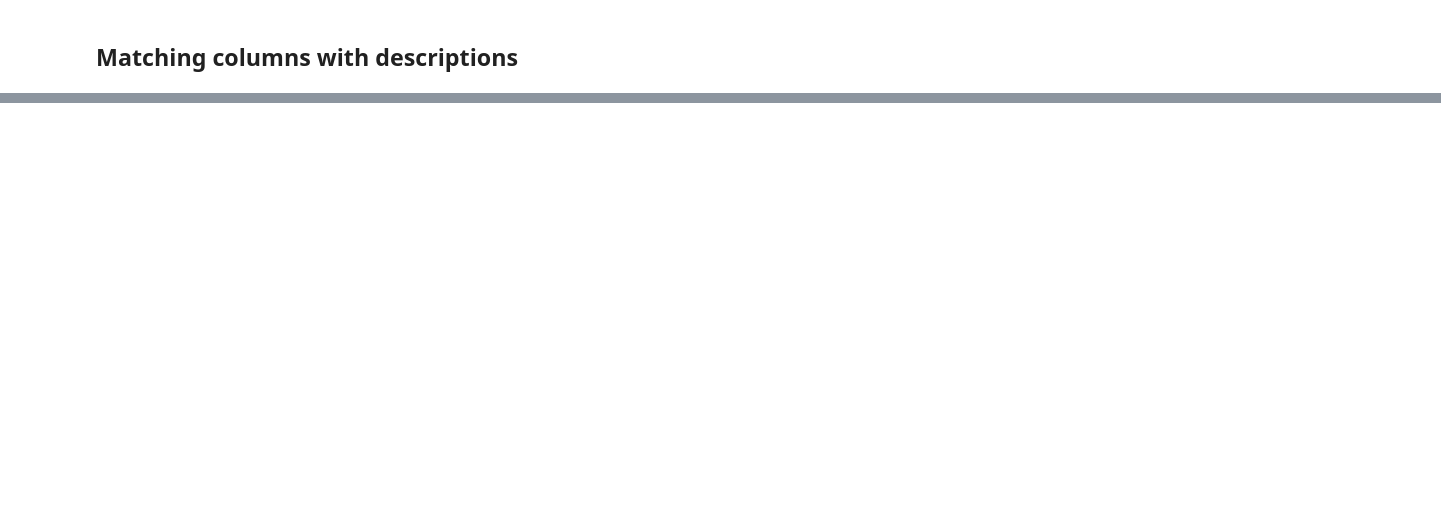
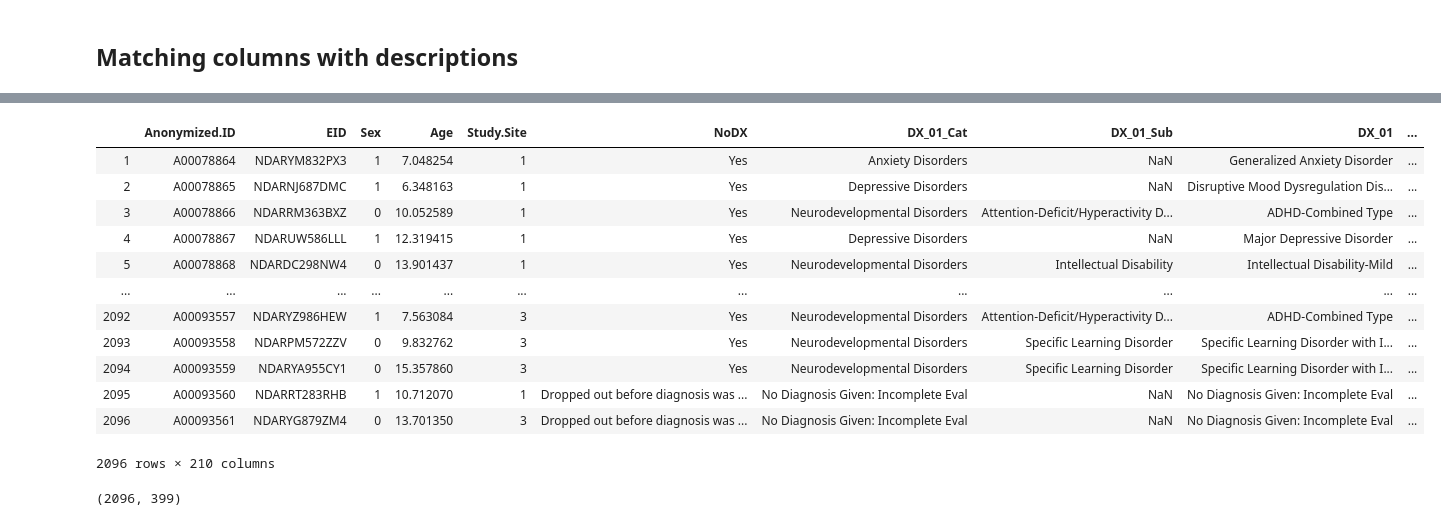
Before and after one commit to alestolfo/ds-lab, a Jupyter notebook: nb_ema.ipynb, the cells around one changed output, grey strips where cells are left out. Drawn from its saved outputs; the diff is of its cells as text; code cells hidden in the pictures; blank space fills up the shorter version.

Commit message:
start working with cleaned data

```diff
--- a/nb_ema.ipynb
+++ b/nb_ema.ipynb
@@ -221,0 +169,6 @@ file = beh_data_matched.to_csv('data/Behavioral/behdata_matched_ema.csv')
+# %%
+# importing clean data
+
+finalSummaries = pd.read_csv('data/Behavioral/cleaned/finalSummaries.csv')
+finalSummariesLabels = pd.read_csv('data/Behavioral/cleaned/finalSummariesLabels.csv')
+HBNFinalSummaries = pd.read_csv('data/Behavioral/cleaned/HBNFinalSummaries.csv')
@@ -221,0 +264,22 @@ file = beh_data_matched.to_csv('data/Behavioral/behdata_matched_ema.csv')
+# %%
+HBN_reduced = HBNFinalSummaries.loc[:,find_frequent_features(HBNFinalSummaries, 90.0)] # HBNFinalSummaries reduced to columns with less than 90% Nan
+# %%
+HBN_reduced
+# %% [output]
+|  | Anonymized.ID | EID | Sex | Age | Study.Site | NoDX | DX_01_Cat | DX_01_Sub | DX_01 | ... |
+| 1 | A00078864 | NDARYM832PX3 | 1 | 7.048254 | 1 | Yes | Anxiety Disorders | NaN | Generalized Anxiety Disorder | ... |
+| 2 | A00078865 | NDARNJ687DMC | 1 | 6.348163 | 1 | Yes | Depressive Disorders | NaN | Disruptive Mood Dysregulation Dis... | ... |
+| 3 | A00078866 | NDARRM363BXZ | 0 | 10.052589 | 1 | Yes | Neurodevelopmental Disorders | Attention-Deficit/Hyperactivity D... | ADHD-Combined Type | ... |
+| 4 | A00078867 | NDARUW586LLL | 1 | 12.319415 | 1 | Yes | Depressive Disorders | NaN | Major Depressive Disorder | ... |
+| 5 | A00078868 | NDARDC298NW4 | 0 | 13.901437 | 1 | Yes | Neurodevelopmental Disorders | Intellectual Disability | Intellectual Disability-Mild | ... |
+| ... | ... | ... | ... | ... | ... | ... | ... | ... | ... | ... |
+| 2092 | A00093557 | NDARYZ986HEW | 1 | 7.563084 | 3 | Yes | Neurodevelopmental Disorders | Attention-Deficit/Hyperactivity D... | ADHD-Combined Type | ... |
+| 2093 | A00093558 | NDARPM572ZZV | 0 | 9.832762 | 3 | Yes | Neurodevelopmental Disorders | Specific Learning Disorder | Specific Learning Disorder with I... | ... |
+| 2094 | A00093559 | NDARYA955CY1 | 0 | 15.357860 | 3 | Yes | Neurodevelopmental Disorders | Specific Learning Disorder | Specific Learning Disorder with I... | ... |
+| 2095 | A00093560 | NDARRT283RHB | 1 | 10.712070 | 1 | Dropped out before diagnosis was ... | No Diagnosis Given: Incomplete Eval | NaN | No Diagnosis Given: Incomplete Eval | ... |
+| 2096 | A00093561 | NDARYG879ZM4 | 0 | 13.701350 | 3 | Dropped out before diagnosis was ... | No Diagnosis Given: Incomplete Eval | NaN | No Diagnosis Given: Incomplete Eval | ... |
+2096 rows × 210 columns
+# %%
+HBNFinalSummaries.shape
+# %% [output]
+(2096, 399)
```
Also changed, not shown: parts of 13 cells of this notebook.
